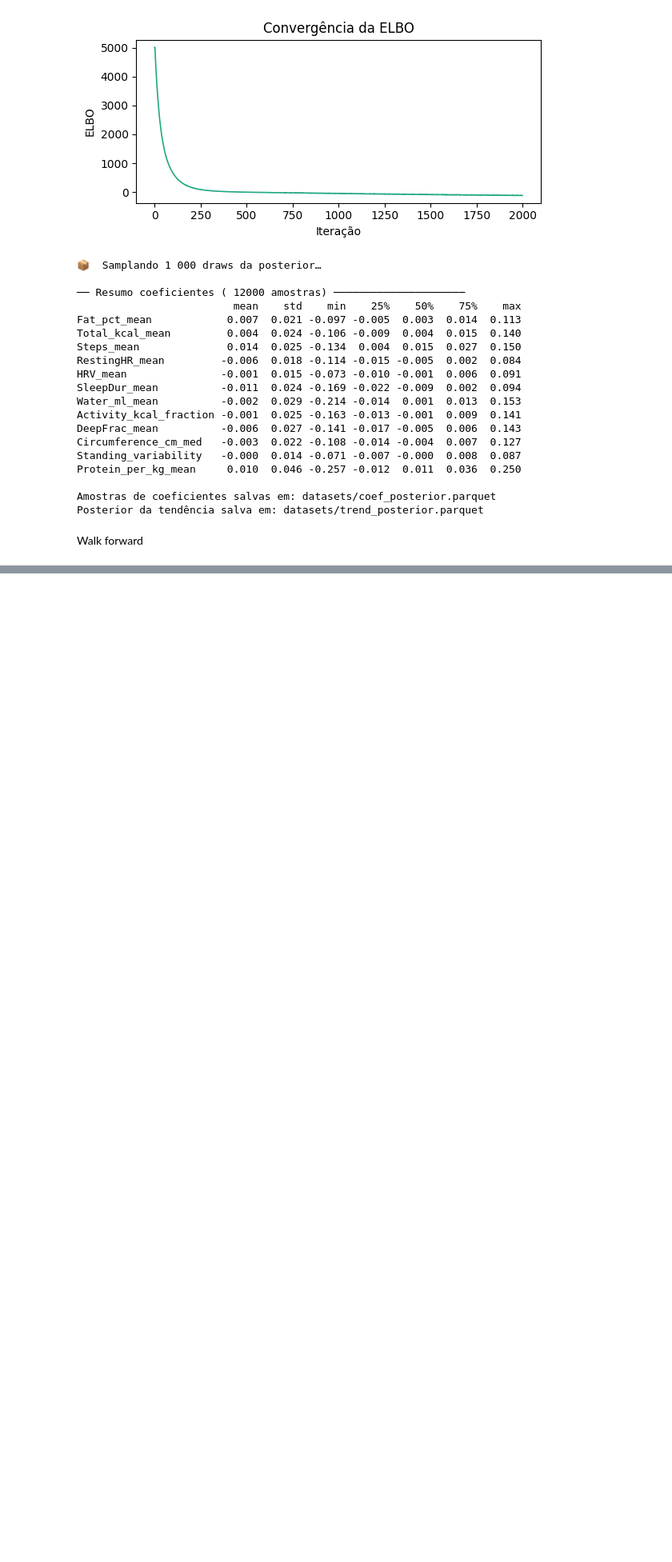
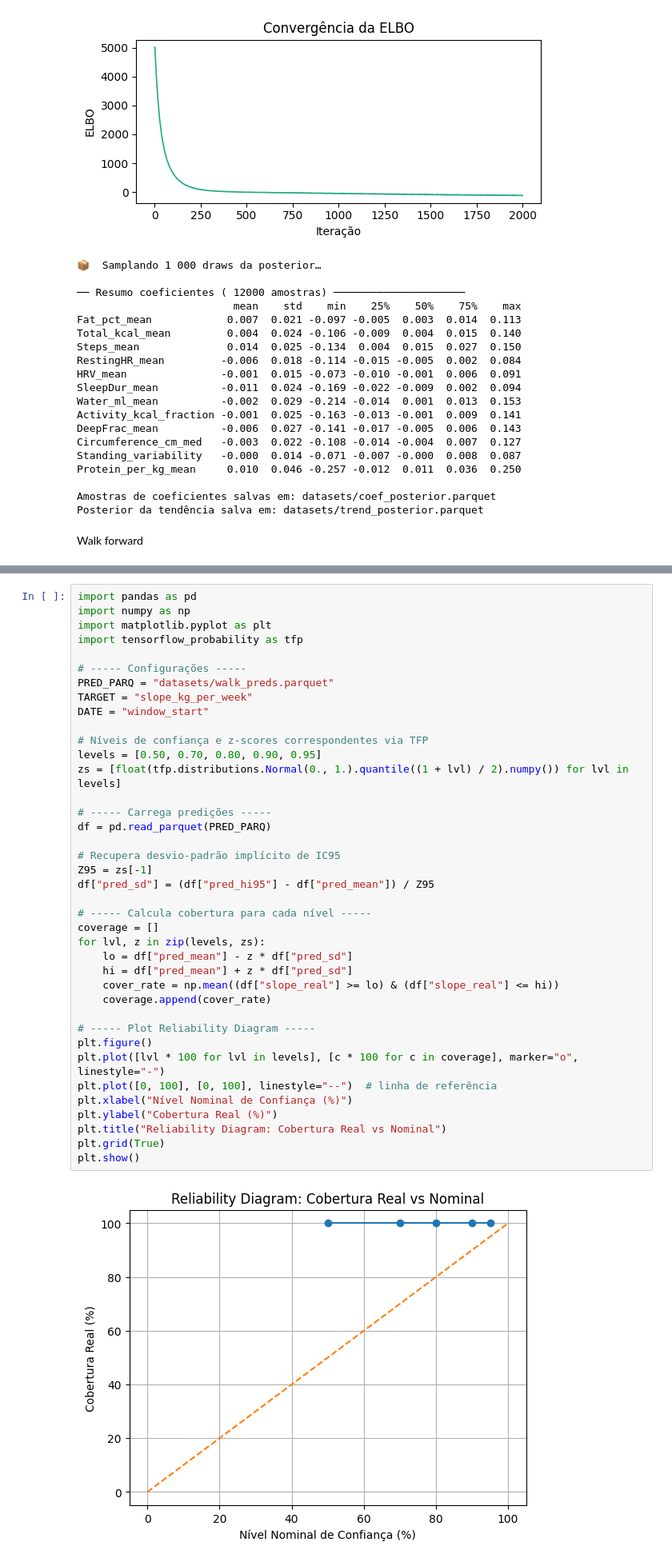
Before and after one commit to lumelab-ai/Bayesian_Weight_Tracker, a Jupyter notebook: BTST Novo V2.ipynb, the cells around one changed output, grey strips where cells are left out. Shown at 80% size. Saved outputs shown, nothing was run; the diff lists cells and outputs as text; blank space fills up the shorter version.

```diff
--- a/BTST Novo V2.ipynb
+++ b/BTST Novo V2.ipynb
@@ -1388,0 +1397,41 @@ print(f"✅ Walk-forward concluído. MAE = {mae:.3f} / cobertura80% = {cover*100
+# %%
+import pandas as pd
+import numpy as np
+import matplotlib.pyplot as plt
+import tensorflow_probability as tfp
+
+# ----- Configurações -----
+PRED_PARQ = "datasets/walk_preds.parquet"
+TARGET = "slope_kg_per_week"
+DATE = "window_start"
+
+# Níveis de confiança e z-scores correspondentes via TFP
+levels = [0.50, 0.70, 0.80, 0.90, 0.95]
+zs = [float(tfp.distributions.Normal(0., 1.).quantile((1 + lvl) / 2).numpy()) for lvl in levels]
+
+# ----- Carrega predições -----
+df = pd.read_parquet(PRED_PARQ)
+
+# Recupera desvio-padrão implícito de IC95
+Z95 = zs[-1]
+df["pred_sd"] = (df["pred_hi95"] - df["pred_mean"]) / Z95
+
+# ----- Calcula cobertura para cada nível -----
+coverage = []
+for lvl, z in zip(levels, zs):
+    lo = df["pred_mean"] - z * df["pred_sd"]
+    hi = df["pred_mean"] + z * df["pred_sd"]
+    cover_rate = np.mean((df["slope_real"] >= lo) & (df["slope_real"] <= hi))
+    coverage.append(cover_rate)
+
+# ----- Plot Reliability Diagram -----
+plt.figure()
+plt.plot([lvl * 100 for lvl in levels], [c * 100 for c in coverage], marker="o", linestyle="-")
+plt.plot([0, 100], [0, 100], linestyle="--")  # linha de referência
+plt.xlabel("Nível Nominal de Confiança (%)")
+plt.ylabel("Cobertura Real (%)")
+plt.title("Reliability Diagram: Cobertura Real vs Nominal")
+plt.grid(True)
+plt.show()
+# %% [output]
+[figure, added]
```
Also changed, not shown: parts of 2 cells of this notebook.
